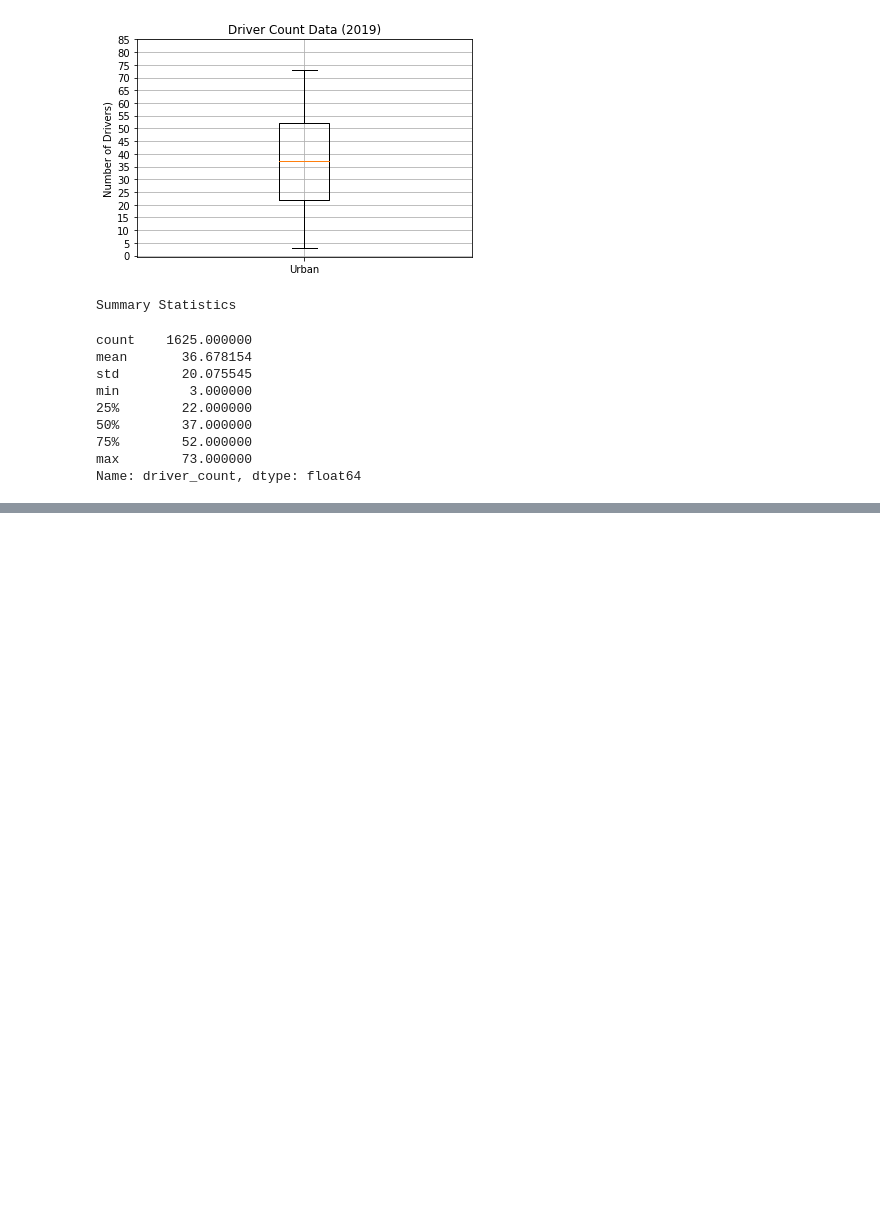
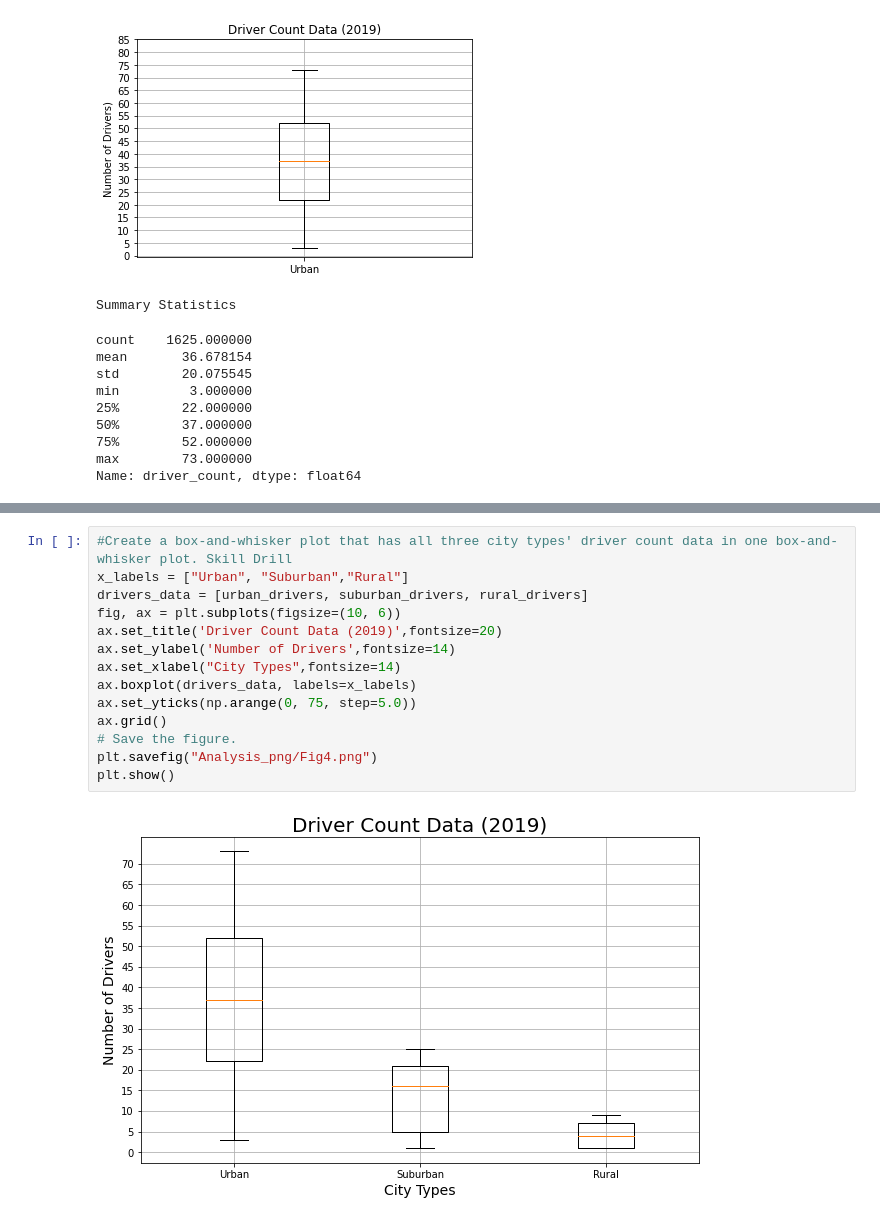
Before and after one commit to Bayan-daux/PyBer_Analysis, a Jupyter notebook: PyBer.ipynb, the cells around one changed output, grey strips where cells are left out. Drawn from its saved outputs; the diff is of its cells as text; blank space fills up the shorter version.

```diff
--- a/PyBer.ipynb
+++ b/PyBer.ipynb
@@ -734,0 +785,16 @@ Name: driver_count, dtype: float64
+# %%
+#Create a box-and-whisker plot that has all three city types' driver count data in one box-and-whisker plot. Skill Drill
+x_labels = ["Urban", "Suburban","Rural"]
+drivers_data = [urban_drivers, suburban_drivers, rural_drivers]
+fig, ax = plt.subplots(figsize=(10, 6))
+ax.set_title('Driver Count Data (2019)',fontsize=20)
+ax.set_ylabel('Number of Drivers',fontsize=14)
+ax.set_xlabel("City Types",fontsize=14)
+ax.boxplot(drivers_data, labels=x_labels)
+ax.set_yticks(np.arange(0, 75, step=5.0))
+ax.grid()
+# Save the figure.
+plt.savefig("Analysis_png/Fig4.png")
+plt.show()
+# %% [output]
+[figure, added]
```
Also changed, not shown: parts of 4 cells of this notebook, 1 other file.
